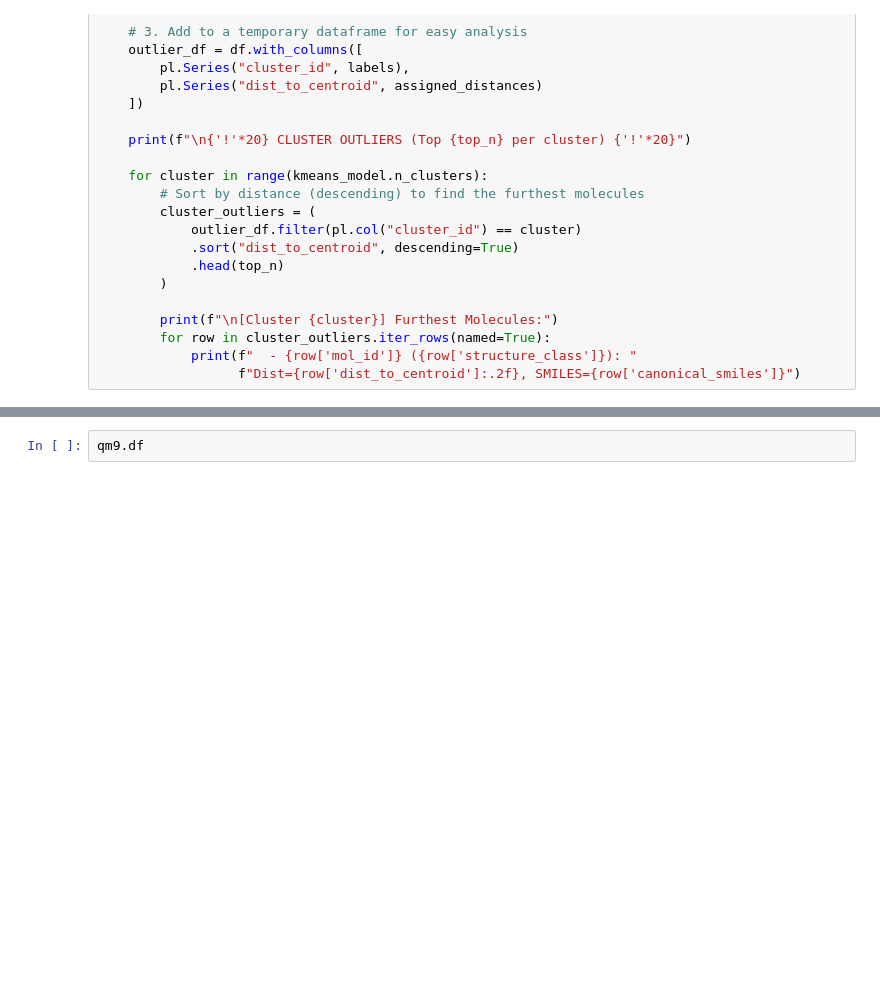
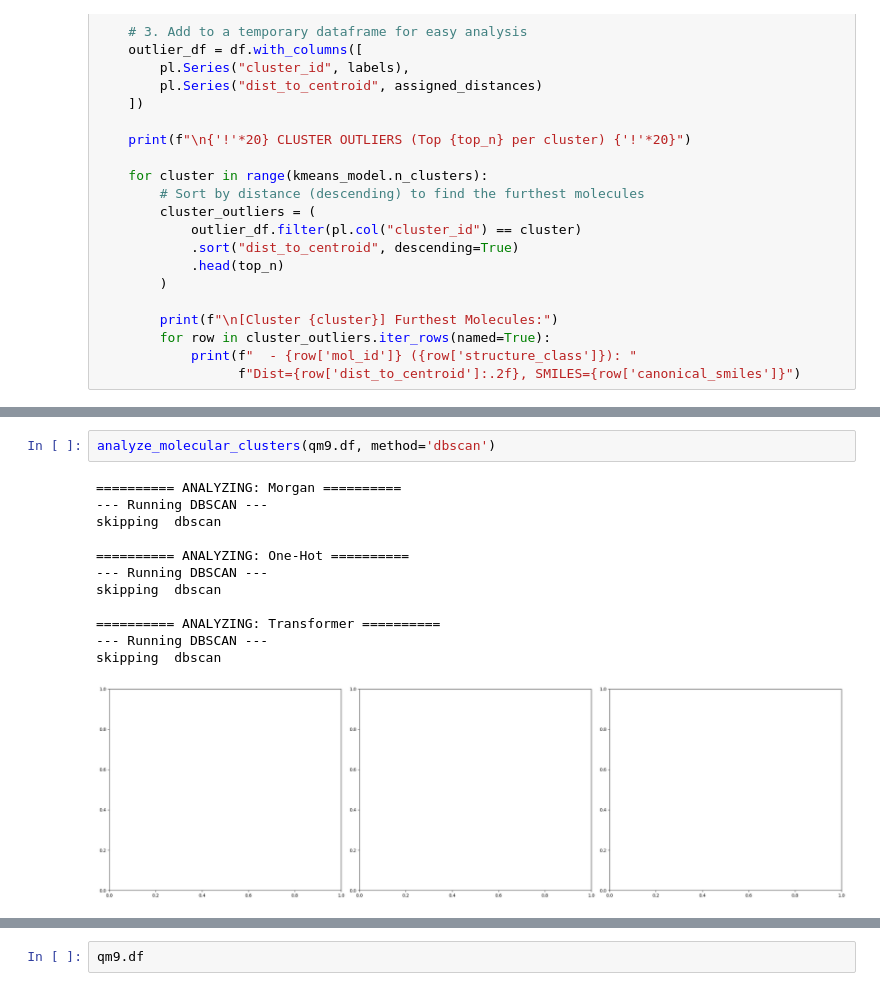
Before and after one commit to karlfindhansen/Non-Euclidean-Distances-in-Molecular-Representation, a Jupyter notebook: notebooks/QM9/euclidan_baselines.ipynb, the cells around one changed output, grey strips where cells are left out. Cells and saved outputs as stored; diff of their text form; blank space fills up the shorter version.

```diff
--- a/notebooks/QM9/euclidan_baselines.ipynb
+++ b/notebooks/QM9/euclidan_baselines.ipynb
@@ -485 +508,16 @@ def analyze_molecular_clusters(df: pl.DataFrame, n_clusters: int = 5):
+# %%
+analyze_molecular_clusters(qm9.df, method='dbscan')
+# %% [output]
+========== ANALYZING: Morgan ==========
+--- Running DBSCAN ---
+skipping  dbscan
+
+========== ANALYZING: One-Hot ==========
+--- Running DBSCAN ---
+skipping  dbscan
+
+========== ANALYZING: Transformer ==========
+--- Running DBSCAN ---
+skipping  dbscan
+[figure, added]
 # %%
```
Also changed, not shown: parts of 9 cells of this notebook, 12 other files.
